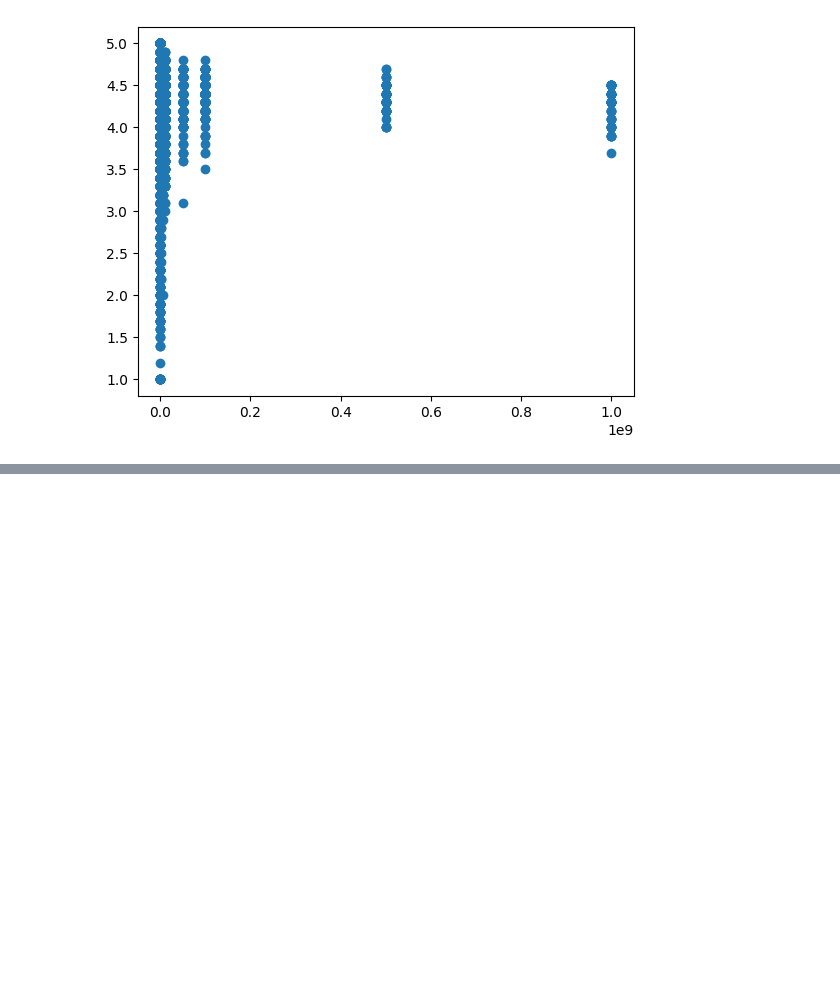
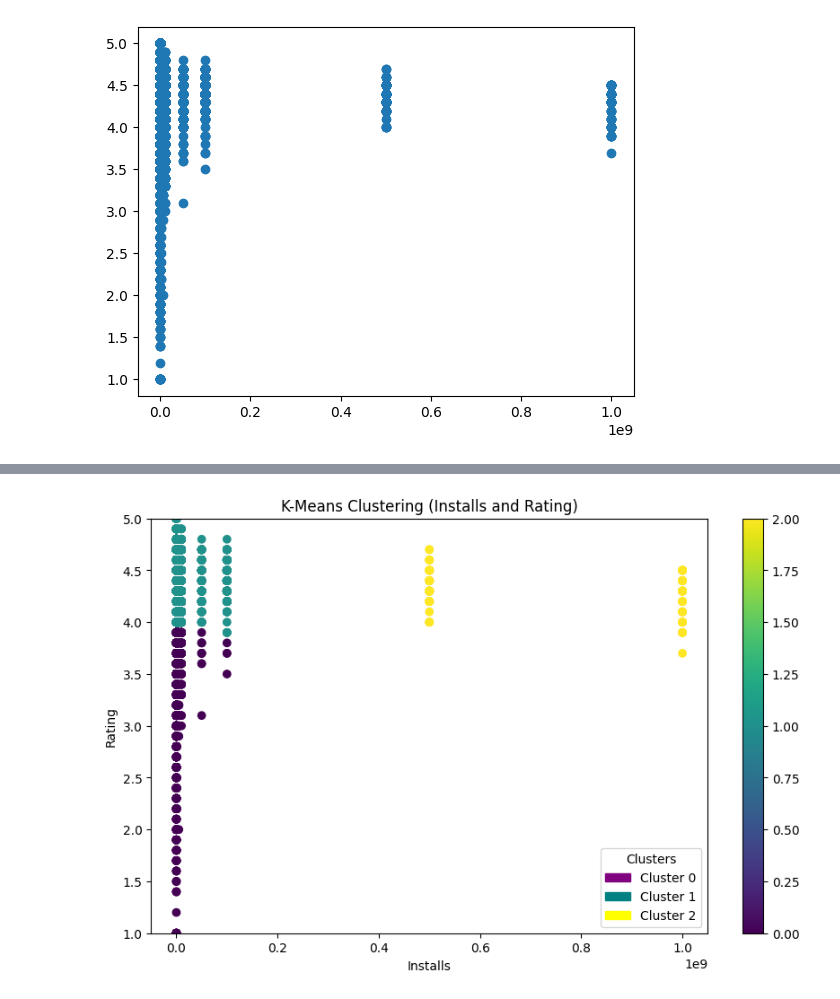
Before and after one commit to MiaZakiee/Applied-AI-Final-Project, a Jupyter notebook: yawa.ipynb, the cells around one changed output, grey strips where cells are left out. Drawn from its saved outputs; the diff is of its cells as text; code cells hidden in the pictures; blank space fills up the shorter version.

```diff
--- a/yawa.ipynb
+++ b/yawa.ipynb
@@ -114,10 +115,6 @@ optimise_k_means(data[['Installs_T', 'Rating_T']], 10)
 # %%
-kmeans = KMeans(n_clusters=2)
+kmeans = KMeans(n_clusters=3)
 kmeans.fit(data[['Installs_T', 'Rating_T']])
-data['kmeans_2'] = kmeans.labels_
-
-plt.scatter(x=data['Installs_T'], y=data['Rating_T'], c=data['kmeans_2'])
-plt.xlim(0, 1000000)
-plt.ylim(5, 1.0)
-plt.show()
+data['kmeans_3'] = kmeans.labels_
+data.head()
 # %% [output]
@@ -124,0 +127,31 @@ plt.show()
+# %%
+import matplotlib.patches as mpatches
+
+plt.figure(figsize=(10, 6))
+scatter = plt.scatter(x=data['Installs'], y=data['Rating'], c=data['kmeans_3'])
+plt.xlabel('Installs')
+plt.ylabel('Rating')
+plt.ylim(1.0, 5.0)
+plt.title('K-Means Clustering (Installs and Rating)')
+plt.colorbar(scatter)
+
+legend_handles = [
+    mpatches.Patch(color='purple', label='Cluster 0'),
+    mpatches.Patch(color='teal', label='Cluster 1'),
+    mpatches.Patch(color='yellow', label='Cluster 2')
+]
+
+# Add the legend
+plt.legend(handles=legend_handles, title='Clusters', loc='lower right')
+
+# Show the plot
+plt.show()
+
+# Set display options to show all rows and columns
+pd.set_option('display.max_rows', None)
+pd.set_option('display.max_columns', None)
+
+# Sort the DataFrame by the 'Cluster' column
+sorted_data = data.sort_values(by='kmeans_3')
+# %% [output]
+[figure, added]
```
Also changed, not shown: parts of 4 cells of this notebook.
